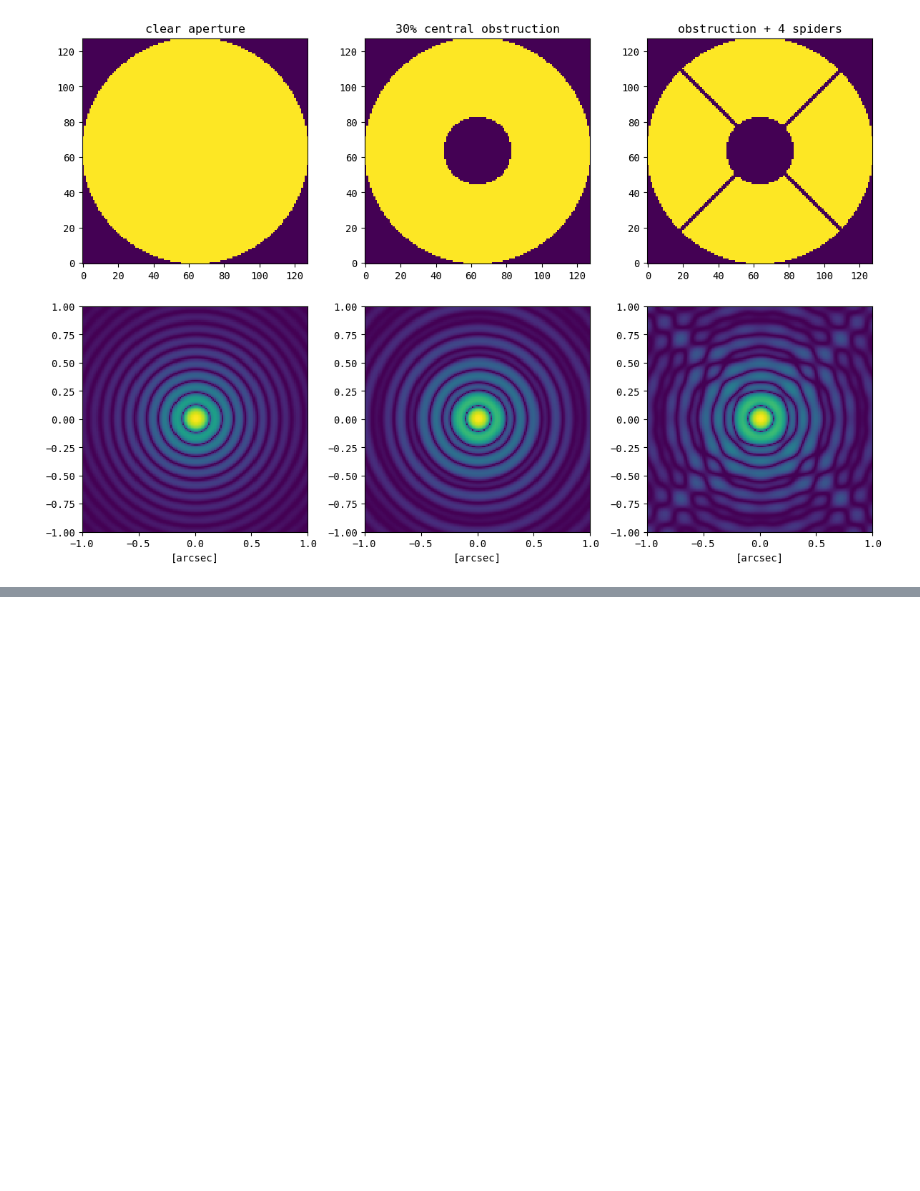
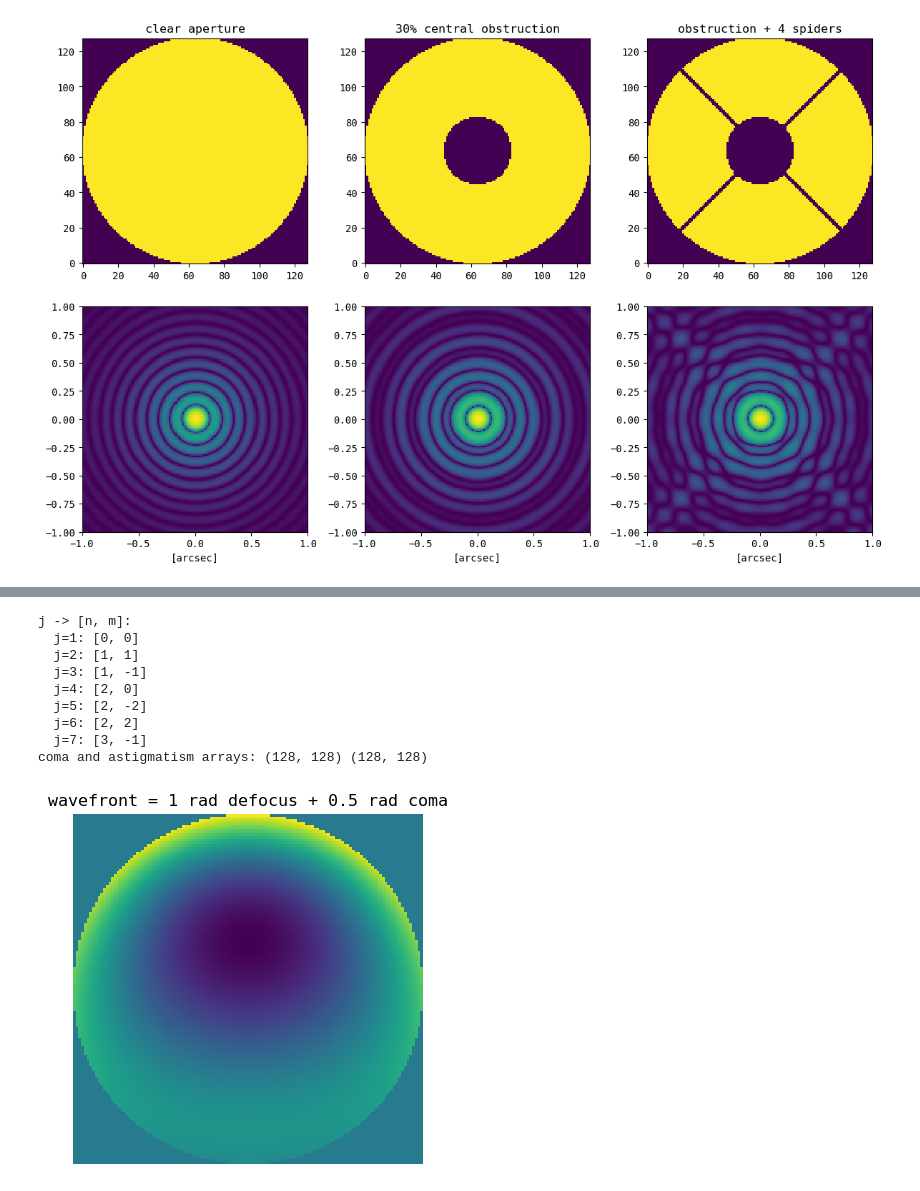
Before and after one commit to GillesOrban/ao_school, a Jupyter notebook: aotools_lab.ipynb, the cells around one changed output, grey strips where cells are left out. Cells and saved outputs as stored; diff of their text form; code cells hidden in the pictures; blank space fills up the shorter version.

```diff
--- a/aotools_lab.ipynb
+++ b/aotools_lab.ipynb
@@ -348,0 +390,39 @@ plt.tight_layout()
+# %%
+# --- 2.2 Single modes, index conventions, building a wavefront -----------
+print('j -> [n, m]:')
+for j in range(1, 8):
+    print(f'  j={j}: {aotools.zernIndex(j)}')
+
+# A single mode, two ways of asking for it
+coma  = aotools.zernike_noll(7, N)       # j=7 is coma
+astig = aotools.zernike_nm(2, 2, N)      # n=2, m=+2 is (one) astigmatism
+print('coma and astigmatism arrays:', coma.shape, astig.shape)
+
+# Build a wavefront from a coefficient vector (coefficients in radians, Noll norm)
+coeffs = np.zeros(n_modes)
+coeffs[3] = 1.0     # j=4: defocus, 1 rad rms
+coeffs[6] = 0.5     # j=7: coma, 0.5 rad rms
+wavefront = aotools.phaseFromZernikes(coeffs, N)
+
+# fig, ax = plt.subplots(1, 2, figsize=(10, 4))
+# ax[0].imshow(wavefront)
+# ax[0].set_title('wavefront = 1 rad defocus + 0.5 rad coma'); ax[0].axis('off')
+# ax[1].imshow(np.angle(np.exp(1j*wavefront)))
+# ax[1].set_title('wrapped phase'); ax[1].axis('off')
+# plt.tight_layout()
+plt.figure(figsize=(5, 4))
+plt.imshow(wavefront)
+plt.title('wavefront = 1 rad defocus + 0.5 rad coma')
+plt.axis('off')
+plt.tight_layout()
+# %% [output]
+j -> [n, m]:
+  j=1: [0, 0]
+  j=2: [1, 1]
+  j=3: [1, -1]
+  j=4: [2, 0]
+  j=5: [2, -2]
+  j=6: [2, 2]
+  j=7: [3, -1]
+coma and astigmatism arrays: (128, 128) (128, 128)
+[figure, added]
```
Also changed, not shown: parts of 34 cells of this notebook, 3 other files.
